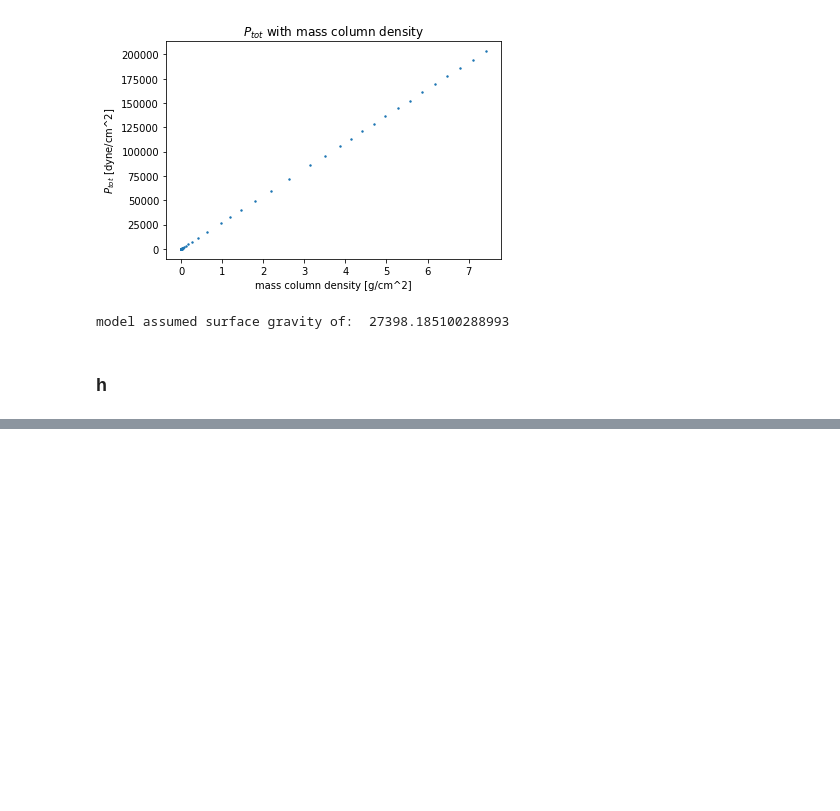
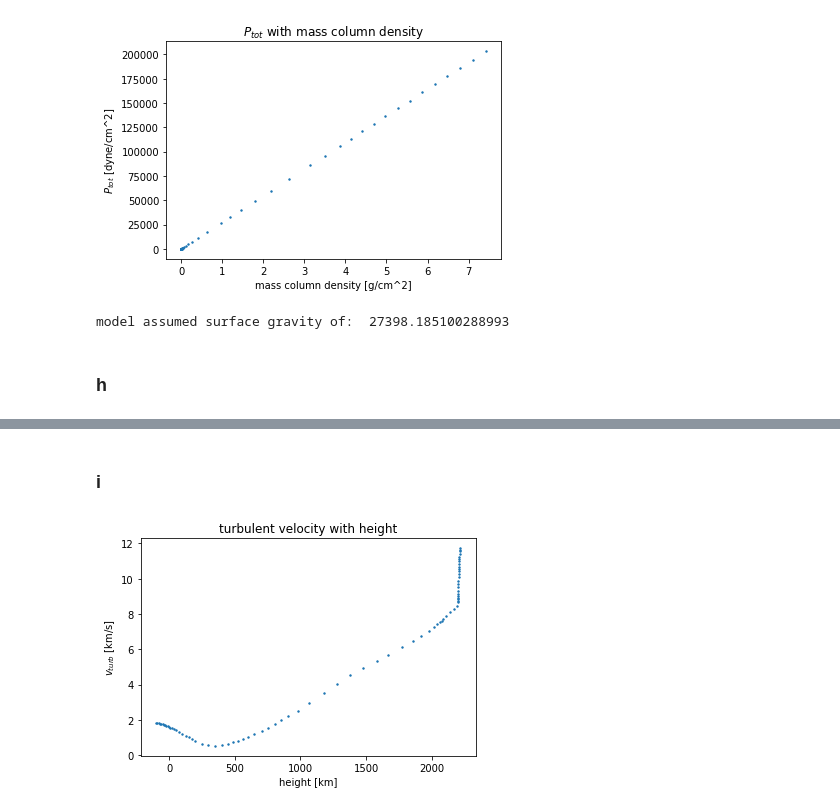
Before and after one commit to cl3425/uf-class-repo, a Jupyter notebook: radiative-processes/final-project/radiative_final.ipynb, the cells around one changed output, grey strips where cells are left out. Drawn from its saved outputs; the diff is of its cells as text; code cells hidden in the pictures; blank space fills up the shorter version.

```diff
--- a/radiative-processes/final-project/radiative_final.ipynb
+++ b/radiative-processes/final-project/radiative_final.ipynb
@@ -225,0 +242,11 @@ model assumed surface gravity of:  27398.185100288993
+# %% [markdown]
+### i
+# %%
+plt.scatter(falc_data.height, falc_data.turb_vel, s=2)
+plt.title('turbulent velocity with height')
+plt.xlabel('height [km]')
+plt.ylabel('$v_{turb}$ [km/s]')
+#plt.xscale('log')
+plt.show()
+# %% [output]
+[figure, added]
```
Also changed, not shown: parts of 4 cells of this notebook.
